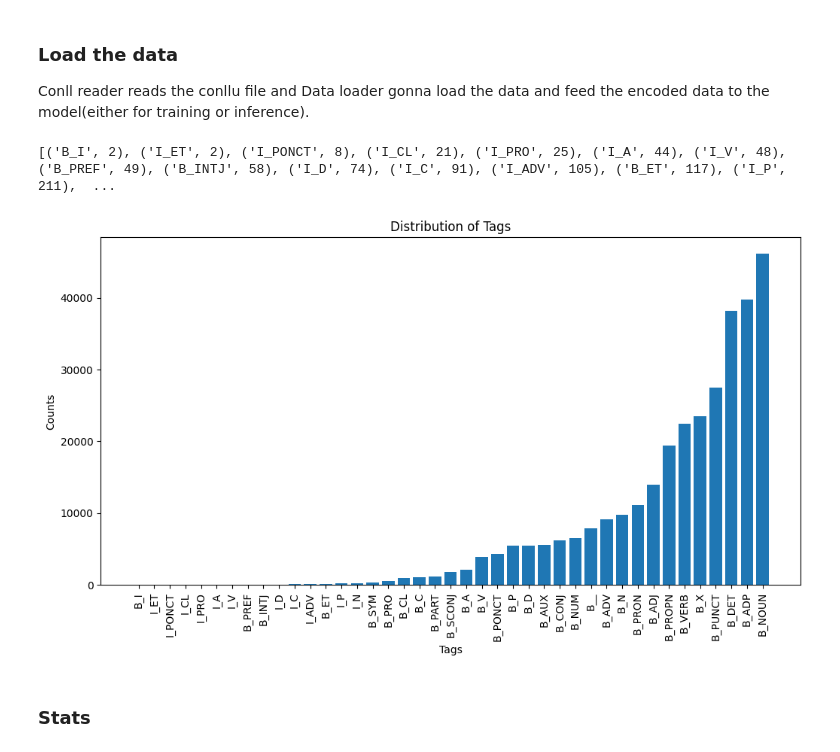
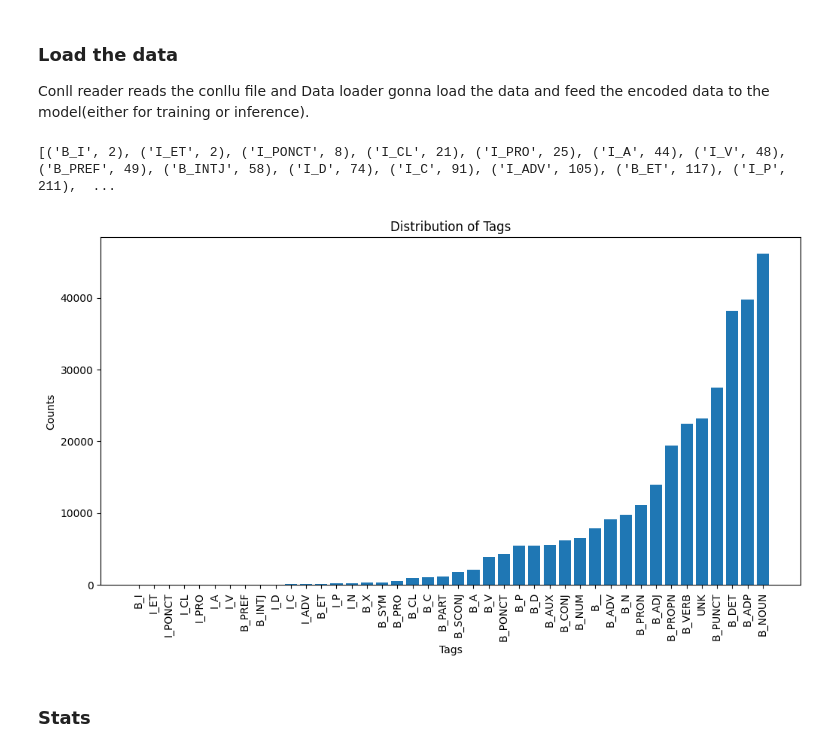
Before and after one commit to CoCorooxin/MWE-classifier, a Jupyter notebook: mwe_classifier.ipynb, the cells around one changed output. Drawn from its saved outputs; the diff is of its cells as text; code cells hidden in the pictures.

```diff
--- a/mwe_classifier.ipynb
+++ b/mwe_classifier.ipynb
@@ -123,20 +24,20 @@ def readfile(filename, update = False, toks_vocab=Vocabulary(["<unk>", "<bos>",
 # %%
 #build train vocab
-X_toks, Y_tags,toks_vocab, tags_vocab = readfile("corpus/train.conllu", update=True)
+X_toks, Y_tags, deprels, toks_vocab, tags_vocab,deprel_vocab = readfile("corpus/train.conllu", update=True)
 # %%
 dist_tags = Counter(itertools.chain(*Y_tags))
 # %%
-distribution = [(tags_vocab.rev_lookup(tag), freq) for tag, freq in dist_tags.items()]
+distribution = [(tag, freq) for tag, freq in dist_tags.items()]
 distribution = sorted(distribution, key = lambda x: x[1])
 print(distribution)
 tags, counts = zip(*distribution)
 plt.figure(figsize=(12, 6))
 plt.bar(tags, counts)
 plt.xticks(rotation=90)
 plt.xlabel('Tags')
 plt.ylabel('Counts')
 plt.title('Distribution of Tags')
 plt.show()
 # %% [output]
 [('B_I', 2), ('I_ET', 2), ('I_PONCT', 8), ('I_CL', 21), ('I_PRO', 25), ('I_A', 44), ('I_V', 48), ('B_PREF', 49), ('B_INTJ', 58), ('I_D', 74), ('I_C', 91), ('I_ADV', 105), ('B_ET', 117), ('I_P', 211),  ...
-[figure, old version]
+[figure, new version]
```
Also changed, not shown: parts of 42 cells of this notebook, 23 other files.
